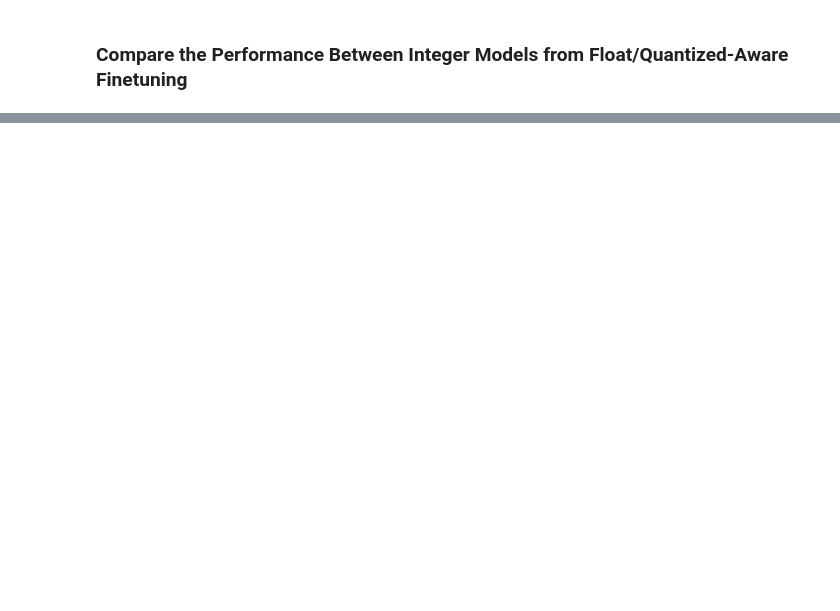
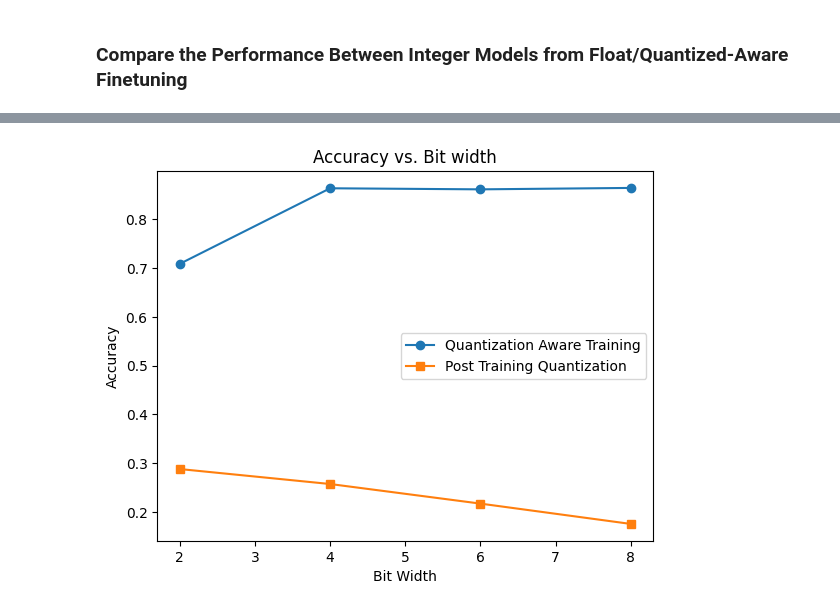
Before and after one commit to meridah7/Lily, a Jupyter notebook: 5_quantization.ipynb, the cells around one changed output, grey strips where cells are left out. Saved outputs shown, nothing was run; the diff lists cells and outputs as text; code cells hidden in the pictures; blank space fills up the shorter version.

```diff
--- a/5_quantization.ipynb
+++ b/5_quantization.ipynb
@@ -604,0 +715,87 @@ _ = compare_model_mse(test_loader, model_fp32, post_quant_model)
+# %%
+import os
+import matplotlib.pyplot as plt
+from src.train_val_test_utils import create_optimizer
+
+def report_stuff(bits):
+    """
+    对给定的位宽列表 bits，
+    1) 构造并训练 QAT 模型 (qat_model_nbit)
+    2) 后量化 PTQ (post_quant_model)
+    3) 在测试集上比较两者准确率
+    返回:
+      qat_accs: [qat_acc(bit=bits[0]), qat_acc(bit=bits[1]), ...]
+      ptq_accs: [ptq_acc(bit=bits[0]), ptq_acc(bit=bits[1]), ...]
+    """
+    qat_accs = []
+    ptq_accs = []
+    for bit in bits:
+        # 1. 创建一个浮点模型
+        model_fp32 = TinyConv(model_settings=audio_processor.model_settings,
+                              n_input=1, n_output=audio_processor.num_labels)
+
+        # 2. 设置量化配置
+        a_qconfig = QConfig(quant_bits=bit, is_symmetric=False)  # activations
+        w_qconfig = QConfig(quant_bits=bit, is_symmetric=True)   # weights
+        b_qconfig = QConfig(quant_bits=bit, is_symmetric=True)   # bias
+
+        # 3. 生成可进行QAT的模型
+        qat_model_nbit = quantize_model(model_fp32,
+                                        a_qconfig=a_qconfig,
+                                        w_qconfig=w_qconfig,
+                                        b_qconfig=b_qconfig)
+
+        verbose = False
+        log_interval = 100
+        num_batches = len(train_loader)
+        n_epoch = 10
+        print(f"#batches: {num_batches} \n#epochs: {n_epoch} \n#total training steps: {num_batches * n_epoch}")
+
+        # 4. 创建优化器并训练 (QAT)
+        optimizer_quant = create_optimizer(model=qat_model_nbit, learning_rate=0.001)
+        checkpoint_path = os.path.join(TORCH_DIR, f"quant_checkpoint_{bit}.pt")
+        qat_model_nbit.to(device)
+
+        run_training(
+            model=qat_model_nbit, data_loaders=data_loaders,
+            n_epoch=n_epoch, log_interval=log_interval,
+            optimizer=optimizer_quant, scheduler=None,
+            resume=False,
+            checkpoint_path=checkpoint_path,
+            verbose=verbose
+        )
+
+        # 5. 将QAT模型转换为量化 int 模型
+        int_model_nbit = convert_to_int(qat_model_nbit, bit, dtype=torch.int32)
+
+        # 6. 后量化 PTQ：将浮点模型转换为 int
+        post_quant_model = convert_to_int(model_fp32, bit, dtype=torch.int32)
+
+        # 7. 在测试集上比较二者准确率
+        _, qat_acc, ptq_acc = compare_model(test_loader, int_model_nbit, post_quant_model)
+        print(f"Bit={bit}: QAT Accuracy = {qat_acc}, PTQ Accuracy = {ptq_acc}")
+        qat_accs.append(qat_acc)
+        ptq_accs.append(ptq_acc)
+
+    return qat_accs, ptq_accs
+
+def main():
+    # 你想要测试的量化位宽列表
+    bits = [2, 4, 6, 8]
+
+    # 调用 report_stuff 获得 QAT 与 PTQ 的准确率
+    qat, ptq = report_stuff(bits)
+
+    # 绘制对比图
+    plt.figure()
+    plt.plot(bits, qat, marker='o', label="Quantization Aware Training")
+    plt.plot(bits, ptq, marker='s', label="Post Training Quantization")
+    plt.title("Accuracy vs. Bit width")
+    plt.xlabel("Bit Width")
+    plt.ylabel("Accuracy")
+    plt.legend()
+    plt.show()
+
+if __name__ == "__main__":
+    main()
+# %% [output]
@@ -604,0 +873 @@ _ = compare_model_mse(test_loader, model_fp32, post_quant_model)
+[figure, added]
```
Also changed, not shown: parts of 19 cells of this notebook.
